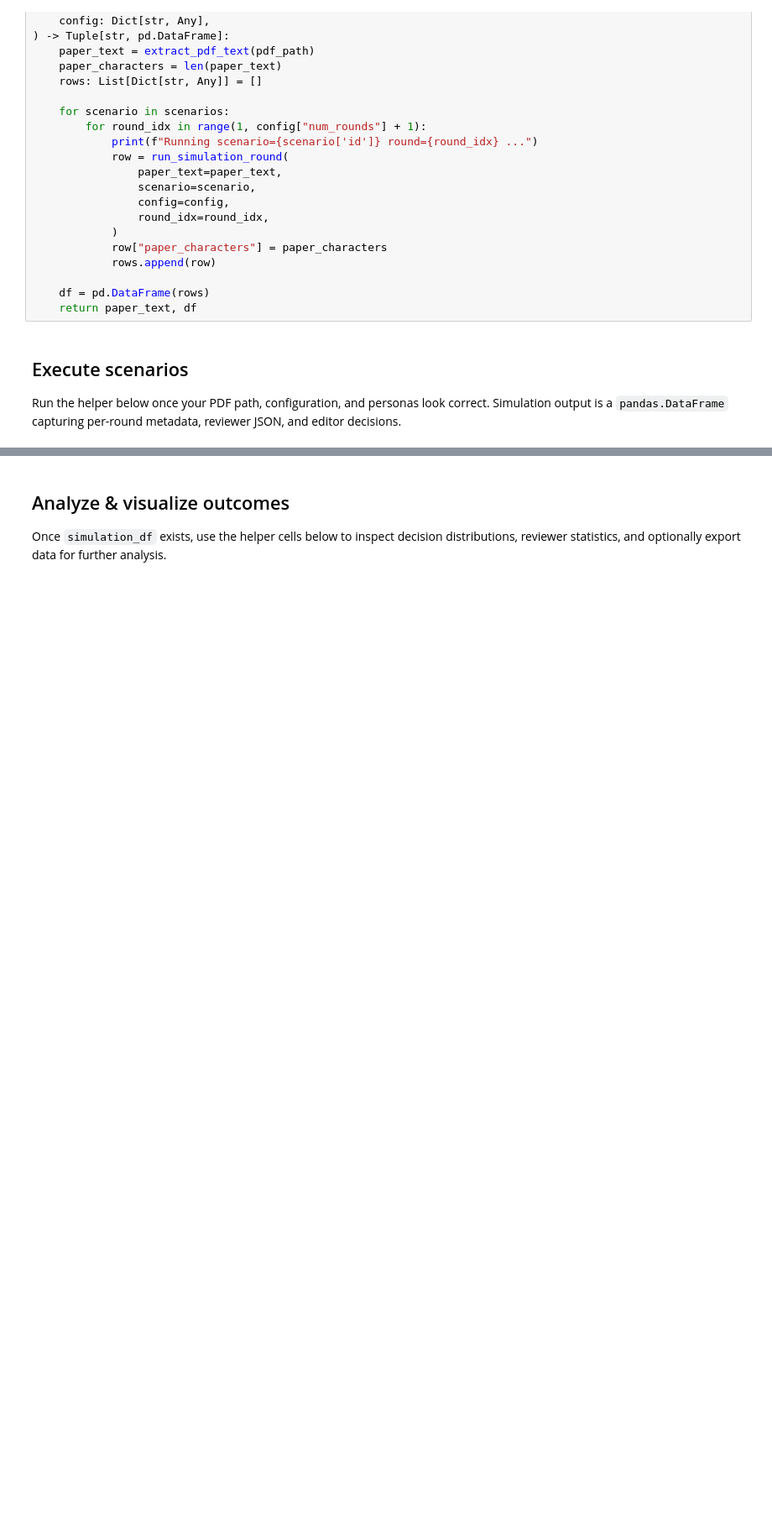
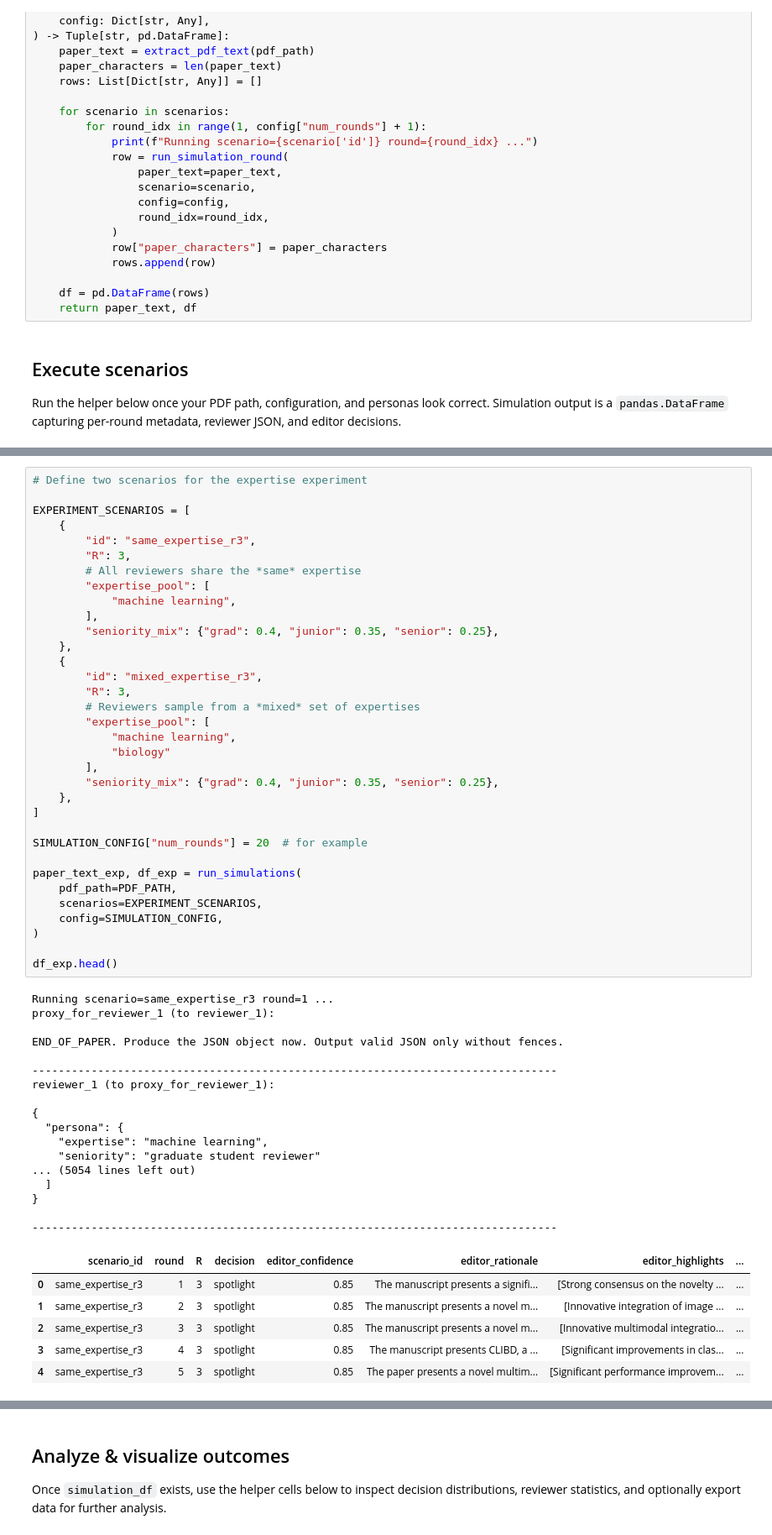
Before and after one commit to TianyuDu/OB639-LLM-ABM-Simulation, a Jupyter notebook: LLM_review_simulation.ipynb, the cells around one changed output, grey strips where cells are left out. Shown at 84% size. Cells and saved outputs as stored; diff of their text form; blank space fills up the shorter version.

```diff
--- a/LLM_review_simulation.ipynb
+++ b/LLM_review_simulation.ipynb
@@ -626,0 +637,58 @@ reviewer_1 (to proxy_for_reviewer_1):
+# %%
+# Define two scenarios for the expertise experiment
+
+EXPERIMENT_SCENARIOS = [
+    {
+        "id": "same_expertise_r3",
+        "R": 3,
+        # All reviewers share the *same* expertise
+        "expertise_pool": [
+            "machine learning",
+        ],
+        "seniority_mix": {"grad": 0.4, "junior": 0.35, "senior": 0.25},
+    },
+    {
+        "id": "mixed_expertise_r3",
+        "R": 3,
+        # Reviewers sample from a *mixed* set of expertises
+        "expertise_pool": [
+            "machine learning",
+            "biology"
+        ],
+        "seniority_mix": {"grad": 0.4, "junior": 0.35, "senior": 0.25},
+    },
+]
+
+SIMULATION_CONFIG["num_rounds"] = 20  # for example
+
+paper_text_exp, df_exp = run_simulations(
+    pdf_path=PDF_PATH,
+    scenarios=EXPERIMENT_SCENARIOS,
+    config=SIMULATION_CONFIG,
+)
+
+df_exp.head()
+# %% [output]
+Running scenario=same_expertise_r3 round=1 ...
+proxy_for_reviewer_1 (to reviewer_1):
+
+END_OF_PAPER. Produce the JSON object now. Output valid JSON only without fences.
+
+--------------------------------------------------------------------------------
+reviewer_1 (to proxy_for_reviewer_1):
+
+{
+  "persona": {
+    "expertise": "machine learning",
+    "seniority": "graduate student reviewer"
+... (5054 lines left out)
+  ]
+}
+
+--------------------------------------------------------------------------------
+|  | scenario_id | round | R | decision | editor_confidence | editor_rationale | editor_highlights | ... |
+| 0 | same_expertise_r3 | 1 | 3 | spotlight | 0.85 | The manuscript presents a signifi... | [Strong consensus on the novelty ... | ... |
+| 1 | same_expertise_r3 | 2 | 3 | spotlight | 0.85 | The manuscript presents a novel m... | [Innovative integration of image ... | ... |
+| 2 | same_expertise_r3 | 3 | 3 | spotlight | 0.85 | The manuscript presents a novel m... | [Innovative multimodal integratio... | ... |
+| 3 | same_expertise_r3 | 4 | 3 | spotlight | 0.85 | The manuscript presents CLIBD, a ... | [Significant improvements in clas... | ... |
+| 4 | same_expertise_r3 | 5 | 3 | spotlight | 0.85 | The paper presents a novel multim... | [Significant performance improvem... | ... |
```
Also changed, not shown: parts of 9 cells of this notebook, 21 other files.
